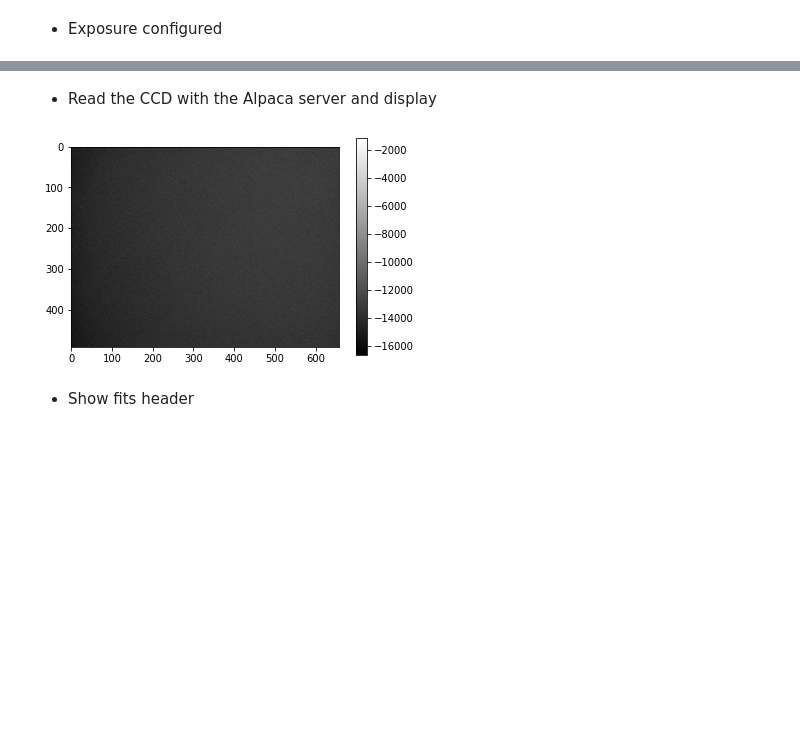
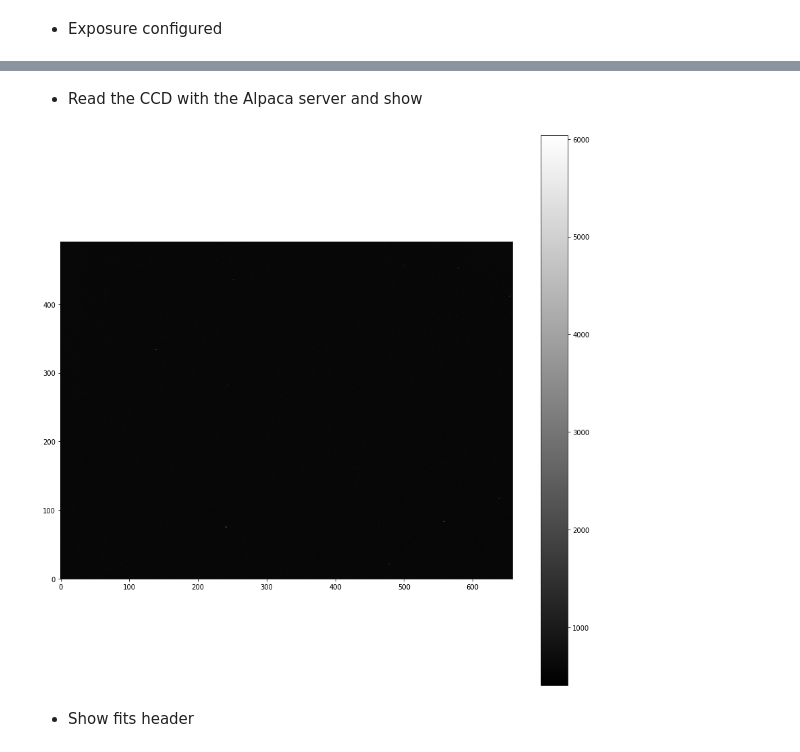
Before and after one commit to dtouzan/ciboulette, a Jupyter notebook: notebook/exemple-camera.ipynb, the cells around one changed output, grey strips where cells are left out. Cells and saved outputs as stored; diff of their text form; code cells hidden in the pictures; blank space fills up the shorter version.

```diff
--- a/notebook/exemple-camera.ipynb
+++ b/notebook/exemple-camera.ipynb
@@ -33,20 +34,21 @@ cbl.exposure
 # %% [markdown]
-- Read the CCD with the Alpaca server and display
+- Read the CCD with the Alpaca server and show
 # %%
 cbl.camera(ccd)
 # %%
 import matplotlib.pyplot as plt
 from astropy.utils.data import get_pkg_data_filename
 from astropy.io import fits
 
-image_file = get_pkg_data_filename('dataset/CAM1_INIT_1.fits')
+expose,frameid,datatype = cbl.exposure
+image_file = get_pkg_data_filename('dataset/CAM1_INIT_' + str(frameid) + '.fits')
 image_data = fits.getdata(image_file, ext=0)
-plt.figure()
-plt.imshow(image_data, cmap='gray')
+plt.figure(figsize=(15,15))
+plt.imshow(image_data, origin='lower', cmap='gray')
 plt.colorbar()
 plt.show()
 # %% [output]
-[figure, old version]
+[figure, new version]
 # %% [markdown]
 - Show fits header
 # %%
```
Also changed, not shown: parts of 18 cells of this notebook.
